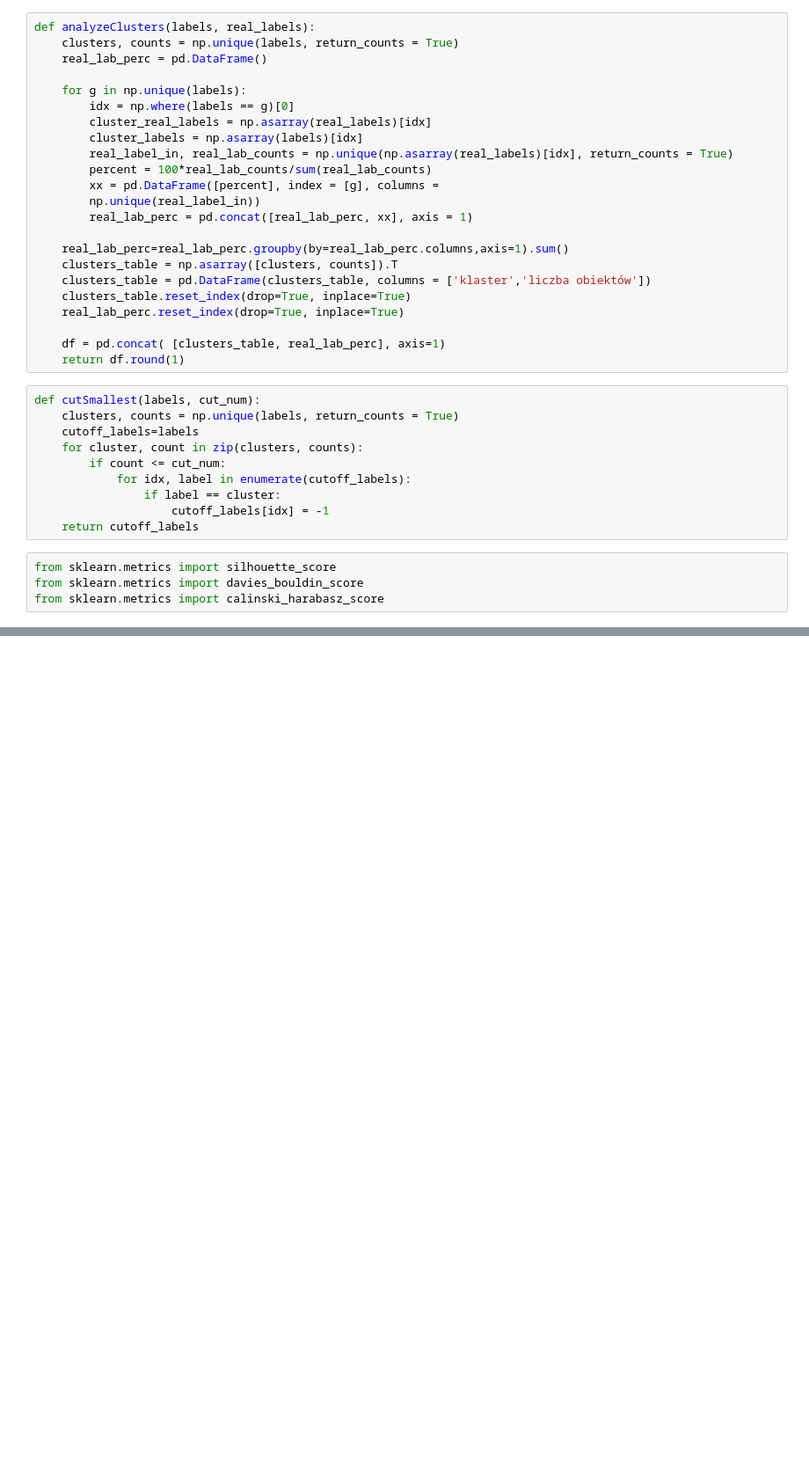
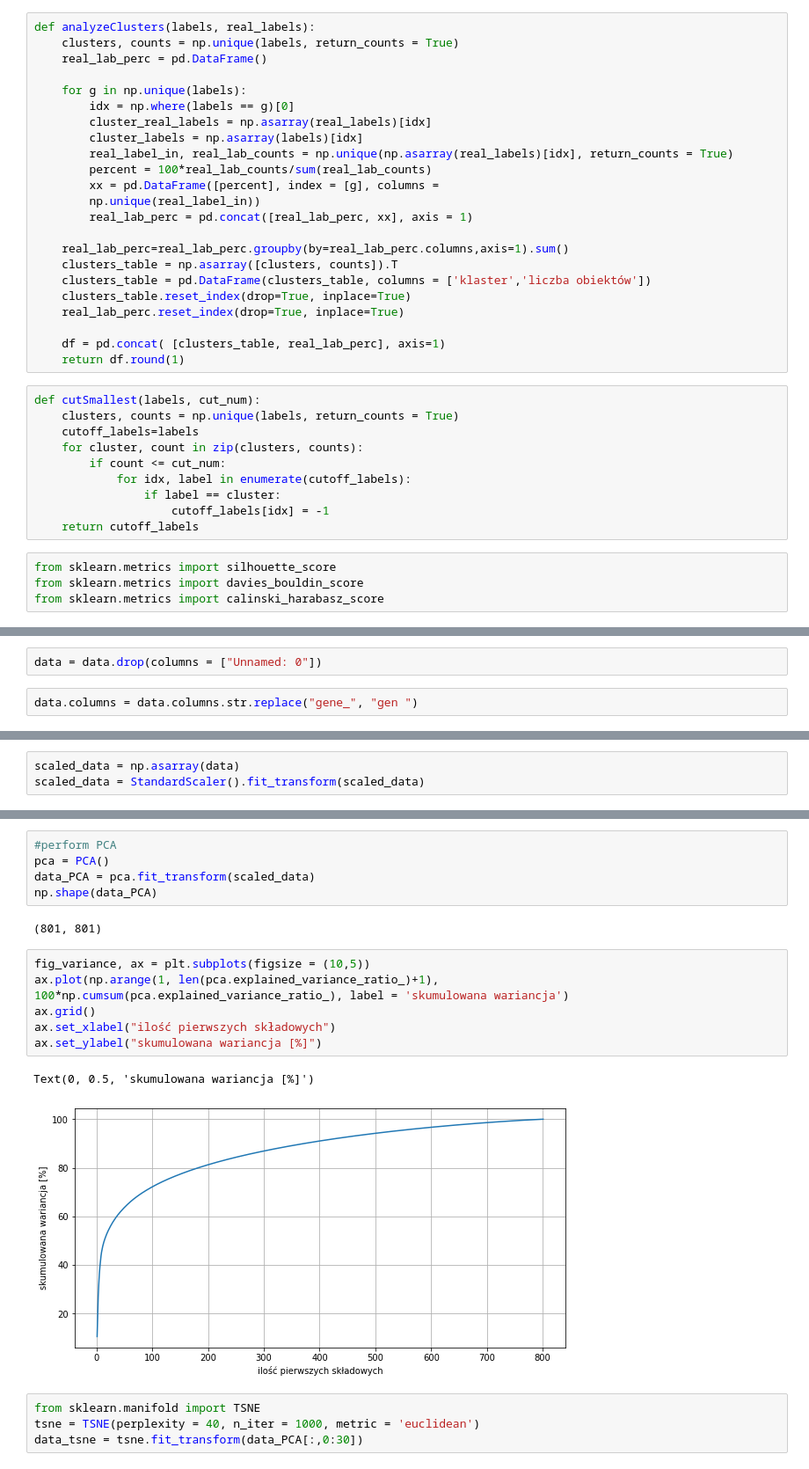
Before and after one commit to adrian-aleks/TCGA-clasterization, a Jupyter notebook: Jupyter/TCGA-clasterization/TCGA-clasterization.ipynb, the cells around one changed output, grey strips where cells are left out. Shown at 88% size. Drawn from its saved outputs; the diff is of its cells as text; blank space fills up the shorter version.

```diff
--- a/Jupyter/TCGA-clasterization/TCGA-clasterization.ipynb
+++ b/Jupyter/TCGA-clasterization/TCGA-clasterization.ipynb
@@ -110,0 +134,4 @@ from sklearn.metrics import calinski_harabasz_score
+# %%
+data = data.drop(columns = ["Unnamed: 0"])
+# %%
+data.columns = data.columns.str.replace("gene_", "gen ")
@@ -110,0 +210,3 @@ from sklearn.metrics import calinski_harabasz_score
+# %%
+scaled_data = np.asarray(data)
+scaled_data = StandardScaler().fit_transform(scaled_data)
@@ -110,0 +247,21 @@ from sklearn.metrics import calinski_harabasz_score
+# %%
+#perform PCA
+pca = PCA()
+data_PCA = pca.fit_transform(scaled_data)
+np.shape(data_PCA)
+# %% [output]
+(801, 801)
+# %%
+fig_variance, ax = plt.subplots(figsize = (10,5))
+ax.plot(np.arange(1, len(pca.explained_variance_ratio_)+1),
+100*np.cumsum(pca.explained_variance_ratio_), label = 'skumulowana wariancja')
+ax.grid()
+ax.set_xlabel("ilość pierwszych składowych")
+ax.set_ylabel("skumulowana wariancja [%]")
+# %% [output]
+Text(0, 0.5, 'skumulowana wariancja [%]')
+[figure, added]
+# %%
+from sklearn.manifold import TSNE
+tsne = TSNE(perplexity = 40, n_iter = 1000, metric = 'euclidean')
+data_tsne = tsne.fit_transform(data_PCA[:,0:30])
```
Also changed, not shown: parts of 64 cells of this notebook.
